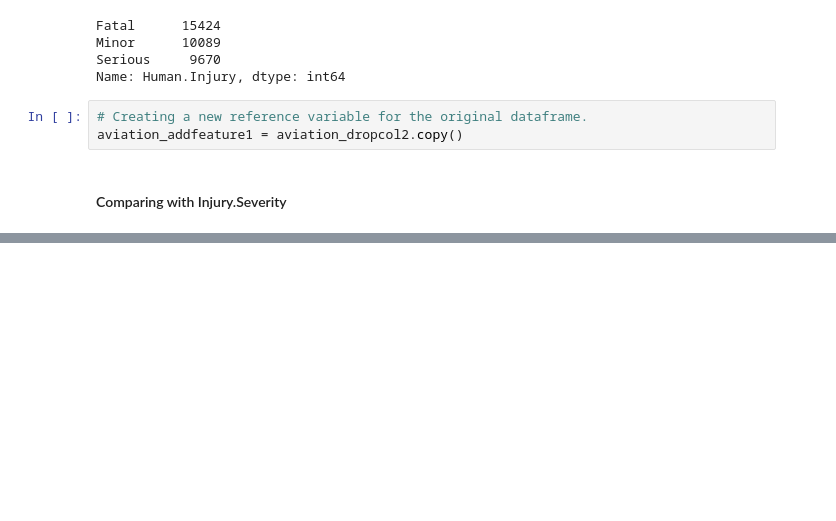
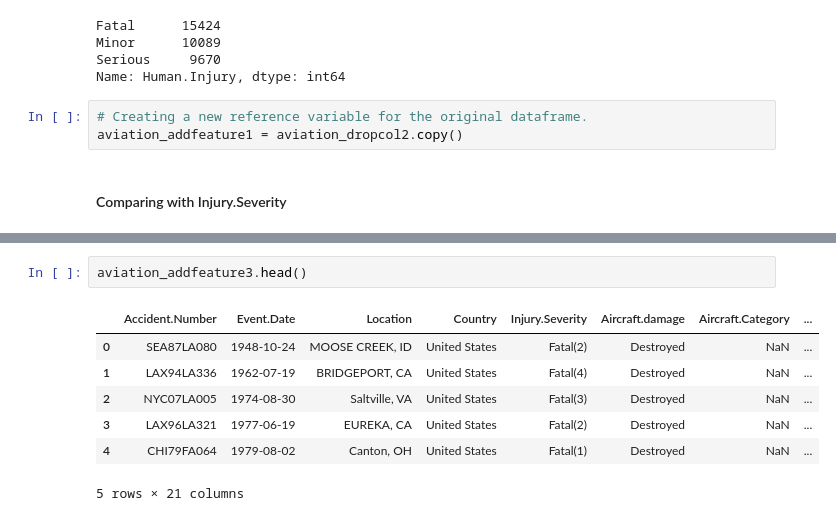
Before and after one commit to SamBen804/Aviation-Recommendations, a Jupyter notebook: Aviation_Recommendations_Exploratory_Analysis.ipynb, the cells around one changed output, grey strips where cells are left out. Drawn from its saved outputs; the diff is of its cells as text; blank space fills up the shorter version.

```diff
--- a/Aviation_Recommendations_Exploratory_Analysis.ipynb
+++ b/Aviation_Recommendations_Exploratory_Analysis.ipynb
@@ -373,0 +556,10 @@ Name: Aircraft.damage, dtype: int64
+# %%
+aviation_addfeature3.head()
+# %% [output]
+|  | Accident.Number | Event.Date | Location | Country | Injury.Severity | Aircraft.damage | Aircraft.Category | ... |
+| 0 | SEA87LA080 | 1948-10-24 | MOOSE CREEK, ID | United States | Fatal(2) | Destroyed | NaN | ... |
+| 1 | LAX94LA336 | 1962-07-19 | BRIDGEPORT, CA | United States | Fatal(4) | Destroyed | NaN | ... |
+| 2 | NYC07LA005 | 1974-08-30 | Saltville, VA | United States | Fatal(3) | Destroyed | NaN | ... |
+| 3 | LAX96LA321 | 1977-06-19 | EUREKA, CA | United States | Fatal(2) | Destroyed | NaN | ... |
+| 4 | CHI79FA064 | 1979-08-02 | Canton, OH | United States | Fatal(1) | Destroyed | NaN | ... |
+5 rows × 21 columns
```
Also changed, not shown: parts of 29 cells of this notebook.
